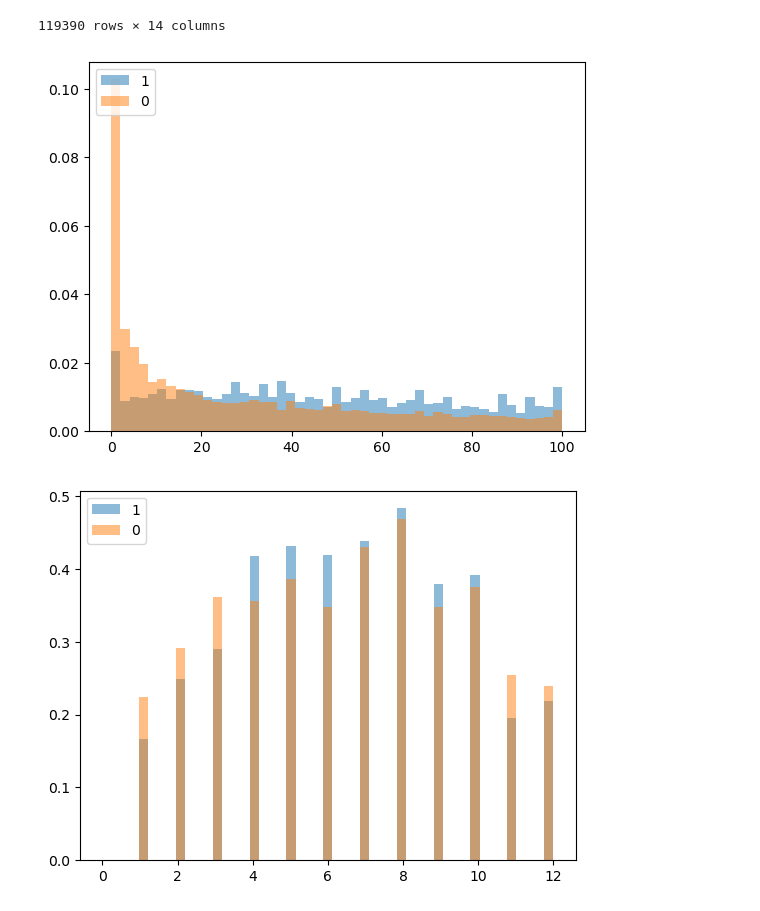
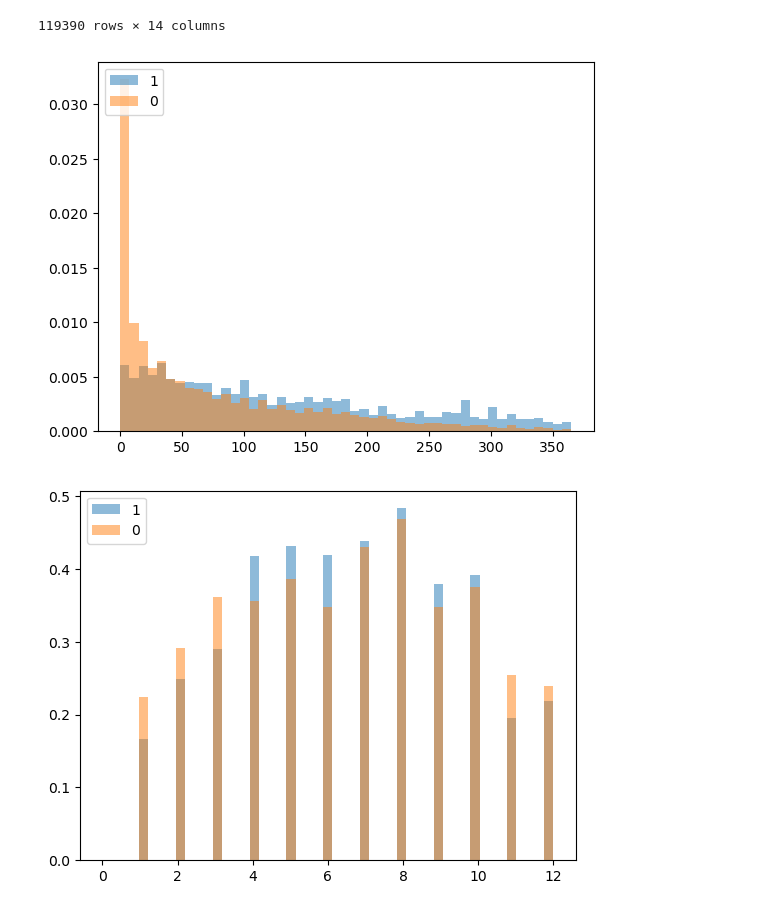
Before and after one commit to sanjaytaylor2012/Hotel-App, a Jupyter notebook: model/model.ipynb, the cells around one changed output. Cells and saved outputs as stored; diff of their text form; code cells hidden in the pictures.

```diff
--- a/model/model.ipynb
+++ b/model/model.ipynb
@@ -78,16 +78,16 @@ from matplotlib import pyplot
 import numpy as np
 %matplotlib inline
 # %%
-bins = np.linspace(0, 100, 50)
+bins = np.linspace(0, 365, 50)
 pyplot.hist(df2[df2['is_canceled']==1]['lead_time'], bins, alpha = 0.5, density=True, label=1)
 pyplot.hist(df2[df2['is_canceled']==0]['lead_time'], bins, alpha = 0.5,density=True, label=0)
 pyplot.legend(loc='upper left')
 
 pyplot.show()
 
 #higher lead time means more likely yo be cancelled
 # %% [output]
-[figure, old version]
+[figure, new version]
 # %%
 bins = np.linspace(0, 12, 50)
 pyplot.hist(df2[df2['is_canceled']==1]['arrival_date_month'], bins, alpha = 0.5, density=True, label=1)
```
Also changed, not shown: parts of 1 cell of this notebook, 7 other files.
